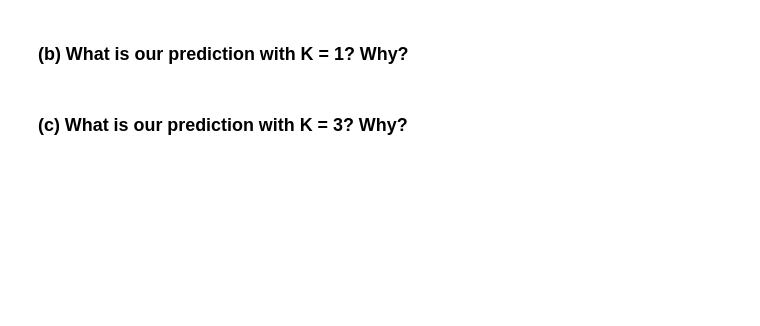
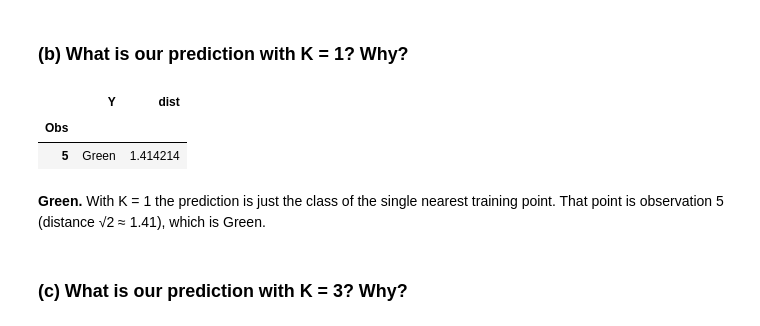
Before and after one commit to OmBhatt18/dsci552-hw2-ccpp, a Jupyter notebook: Last_First_HW2.ipynb, the cells around one changed output. Saved outputs shown, nothing was run; the diff lists cells and outputs as text; code cells hidden in the pictures; blank space fills up the shorter version.

```diff
--- a/Last_First_HW2.ipynb
+++ b/Last_First_HW2.ipynb
@@ -556,4 +619,14 @@ freedom (p = 0.0002), so the difference is significant and not just because of t
 # %% [markdown]
 ### (b) What is our prediction with K = 1? Why?
+# %%
+# the single closest observation
+islr.sort_values('dist').head(1)[['Y', 'dist']]
+# %% [output]
+|  | Y | dist |
+| Obs |  |  |
+| 5 | Green | 1.414214 |
+# %% [markdown]
+**Green.** With K = 1 the prediction is just the class of the single nearest training point. That point is
+observation 5 (distance √2 ≈ 1.41), which is Green.
 # %% [markdown]
 ### (c) What is our prediction with K = 3? Why?
```
Also changed, not shown: parts of 10 cells of this notebook, 2 other files.
